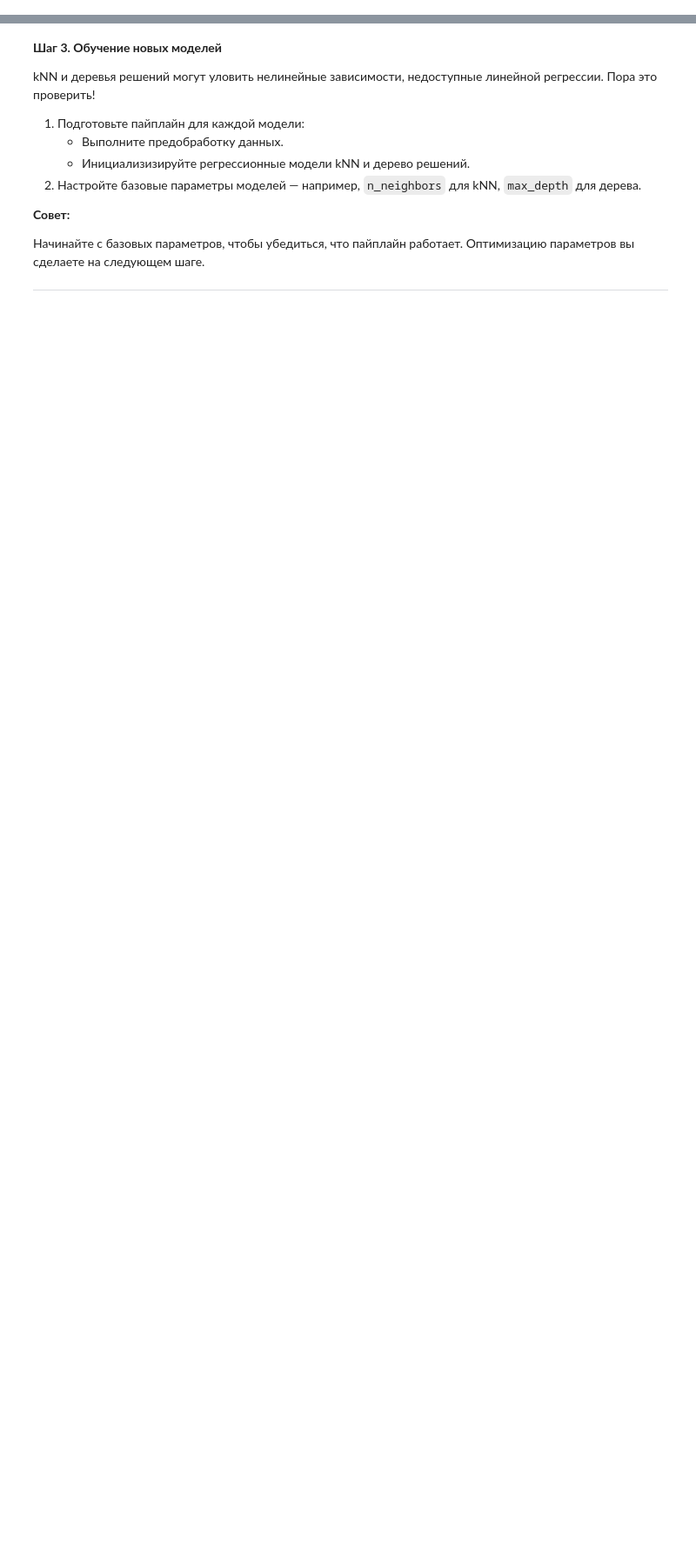
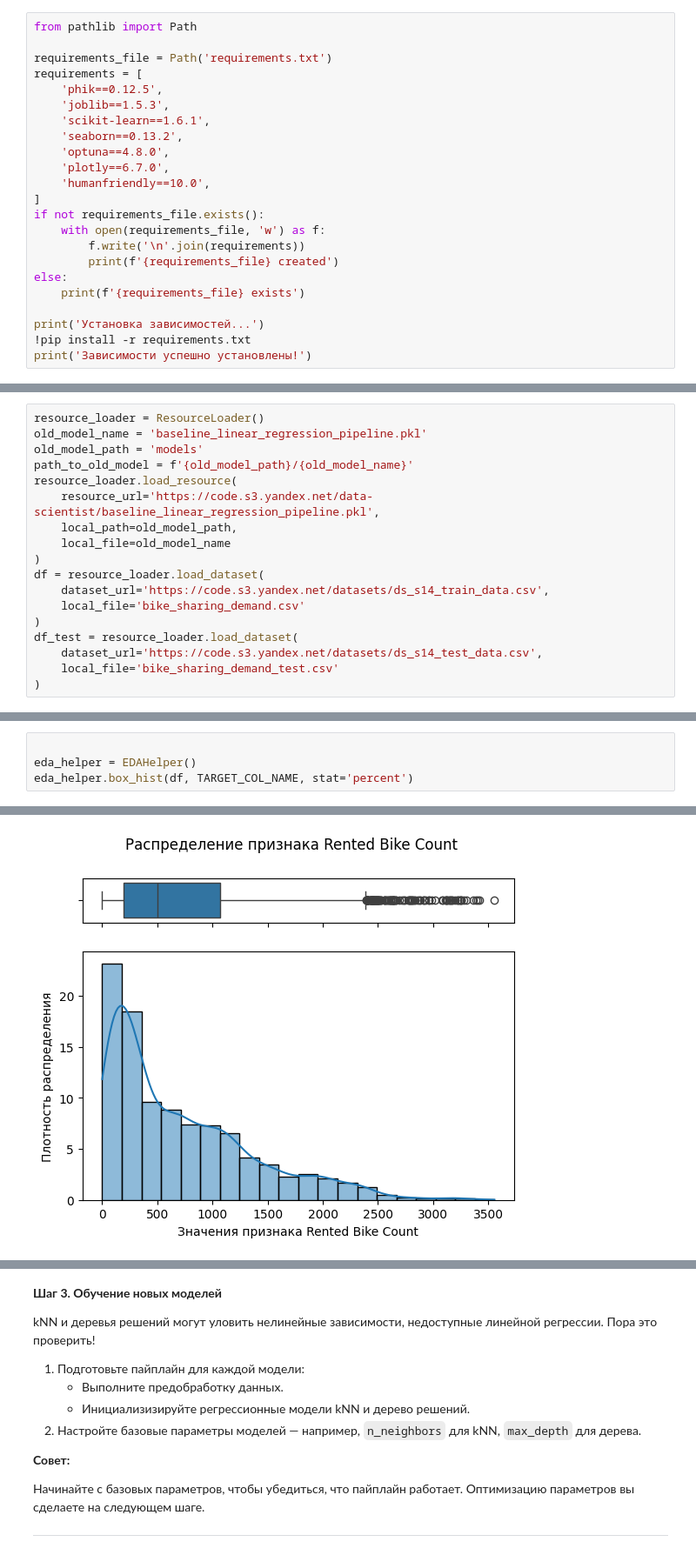
Before and after one commit to nikolai/practicum-bike-demand-prediction-knn-decision-tree, a Jupyter notebook: bikesouth_demand_prediction_non_linear_models.ipynb, the cells around one changed output, grey strips where cells are left out. Shown at 87% size. Drawn from its saved outputs; the diff is of its cells as text; blank space fills up the shorter version.

```diff
--- a/bikesouth_demand_prediction_non_linear_models.ipynb
+++ b/bikesouth_demand_prediction_non_linear_models.ipynb
@@ -61,0 +58,23 @@
+# %%
+from pathlib import Path
+
+requirements_file = Path('requirements.txt')
+requirements = [
+    'phik==0.12.5',
+    'joblib==1.5.3',
+    'scikit-learn==1.6.1',
+    'seaborn==0.13.2',
+    'optuna==4.8.0',
+    'plotly==6.7.0',
+    'humanfriendly==10.0',
+]
+if not requirements_file.exists():
+    with open(requirements_file, 'w') as f:
+        f.write('\n'.join(requirements))
+        print(f'{requirements_file} created')
+else:
+    print(f'{requirements_file} exists')
+
+print('Установка зависимостей...')
+!pip install -r requirements.txt
+print('Зависимости успешно установлены!')
@@ -61,0 +586,18 @@
+# %%
+resource_loader = ResourceLoader()
+old_model_name = 'baseline_linear_regression_pipeline.pkl'
+old_model_path = 'models'
+path_to_old_model = f'{old_model_path}/{old_model_name}'
+resource_loader.load_resource(
+    resource_url='https://code.s3.yandex.net/data-scientist/baseline_linear_regression_pipeline.pkl',
+    local_path=old_model_path,
+    local_file=old_model_name
+)
+df = resource_loader.load_dataset(
+    dataset_url='https://code.s3.yandex.net/datasets/ds_s14_train_data.csv',
+    local_file='bike_sharing_demand.csv'
+)
+df_test = resource_loader.load_dataset(
+    dataset_url='https://code.s3.yandex.net/datasets/ds_s14_test_data.csv',
+    local_file='bike_sharing_demand_test.csv'
+)
@@ -61,0 +745,5 @@
+# %%
+
+eda_helper = EDAHelper()
+eda_helper.box_hist(df, TARGET_COL_NAME, stat='percent')
+# %% [output]
@@ -61,0 +759 @@
+[figure, added]
```
Also changed, not shown: parts of 127 cells of this notebook, 1 other file.
